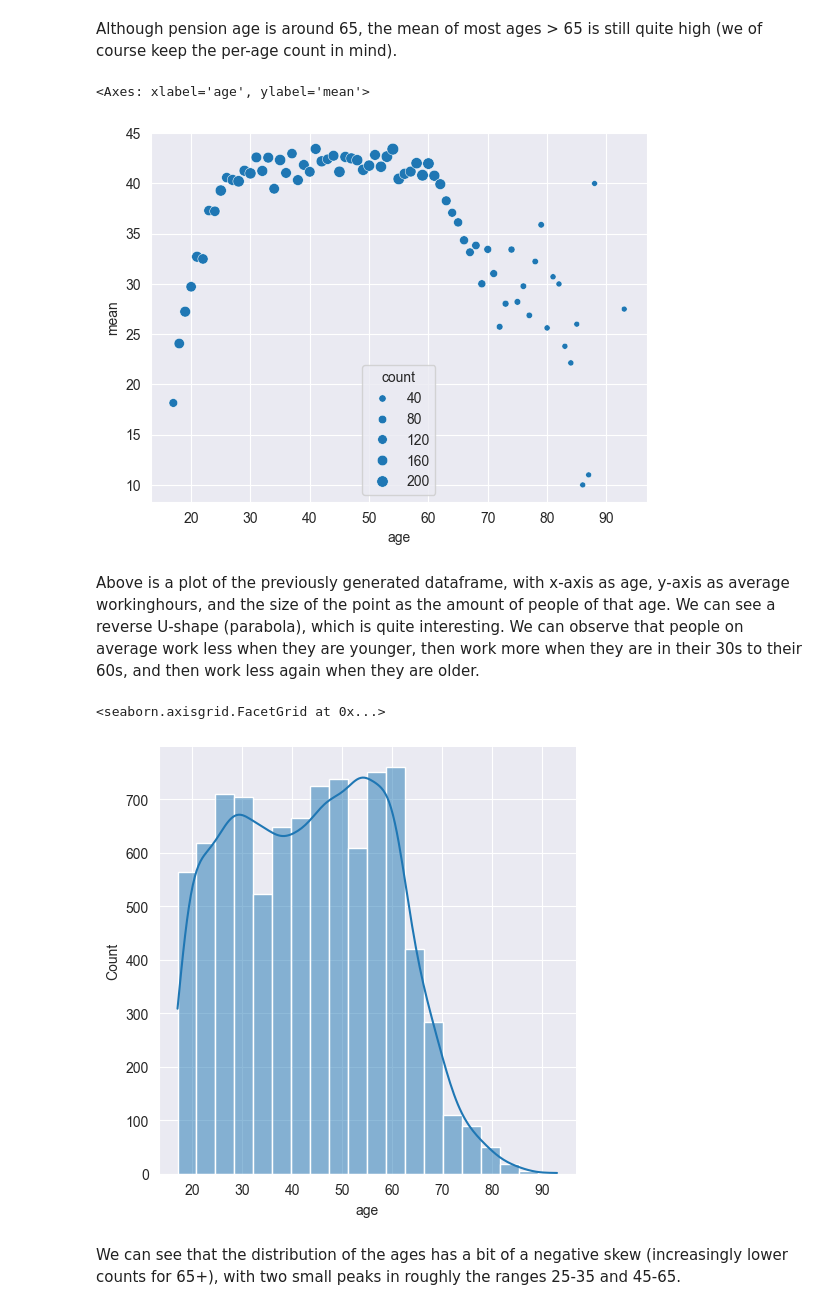
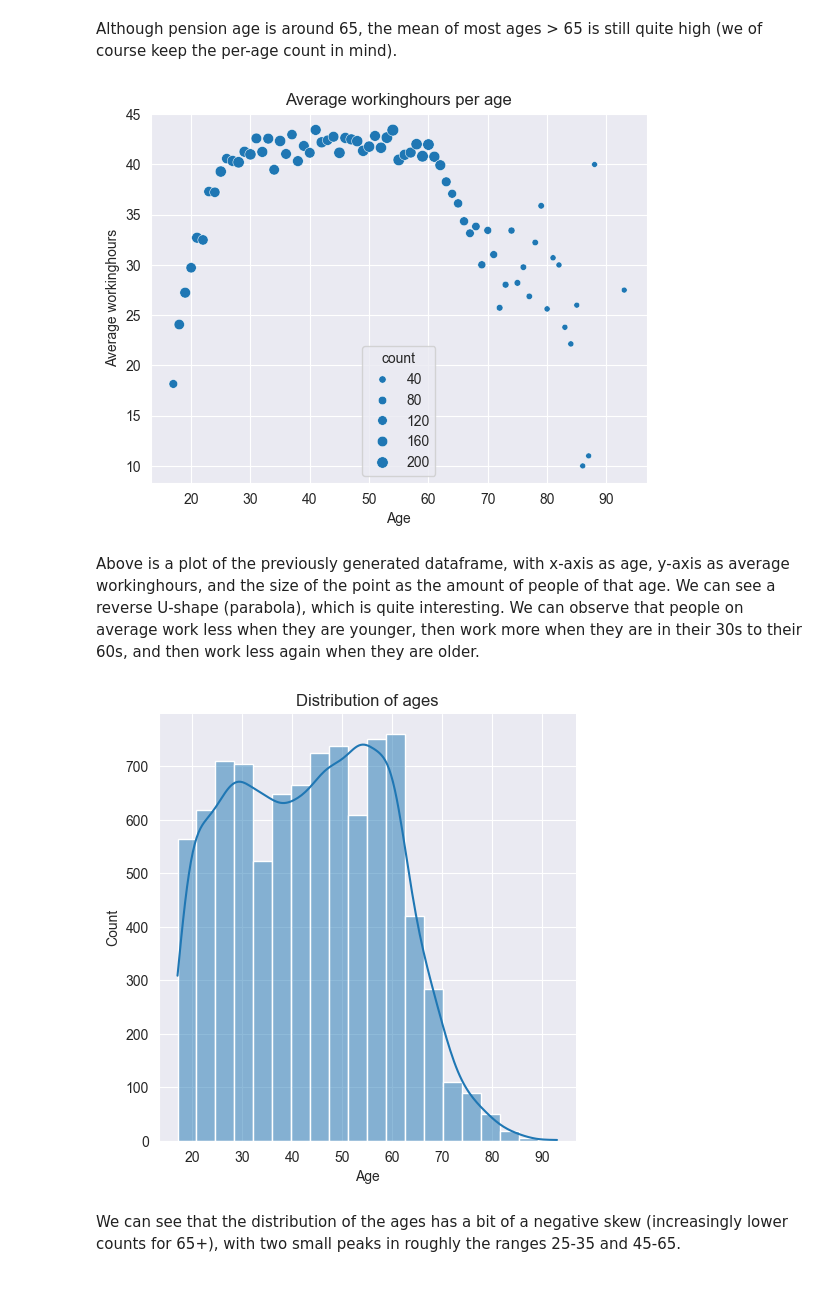
Before and after one commit to MaksimKarnaukh/DataMining, a Jupyter notebook: Assignment1/src/data_preprocessing.ipynb, the cells around one changed output. Saved outputs shown, nothing was run; the diff lists cells and outputs as text; code cells hidden in the pictures.

```diff
--- a/Assignment1/src/data_preprocessing.ipynb
+++ b/Assignment1/src/data_preprocessing.ipynb
@@ -168,18 +171,20 @@ data['workinghours'][data['age'] > 65].groupby(data['age']).agg(['mean', 'count'
 # %% [markdown]
 Although pension age is around 65, the mean of most ages > 65 is still quite high (we of course keep the per-age count in mind).
 # %%
-sns.scatterplot(data=data['workinghours'][data['age'] > 16].groupby(data['age']).agg(['mean', 'count']).reset_index(), x='age', y='mean', size='count')
+p = sns.scatterplot(data=data['workinghours'][data['age'] > 16].groupby(data['age']).agg(['mean', 'count']).reset_index(), x='age', y='mean', size='count')
+p.set(xlabel='Age', ylabel='Average workinghours', title='Average workinghours per age')
+plt.show()
 # %% [output]
-<Axes: xlabel='age', ylabel='mean'>
-[figure, old version]
+[figure, new version]
 # %% [markdown]
 Above is a plot of the previously generated dataframe, with x-axis as age, y-axis as average workinghours, and the size of the point as the amount of people of that age. We can see a reverse U-shape (parabola), which is quite interesting. We can observe that people on average work less when they are younger, then work more when they are in their 30s to their 60s, and then work less again when they are older.
 # %%
 # plot of the distribution of the 'age' column for first easy inspection
-sns.displot(data['age'], kde=True, bins=20)
+p = sns.displot(data['age'], kde=True, bins=20)
+p.set(xlabel='Age', ylabel='Count', title='Distribution of ages')
+plt.show()
 # %% [output]
-<seaborn.axisgrid.FacetGrid at 0x...>
-[figure, old version]
+[figure, new version]
 # %% [markdown]
 We can see that the distribution of the ages has a bit of a negative skew (increasingly lower counts for 65+), with two small peaks in roughly the ranges 25-35 and 45-65.
 # %%
```
Also changed, not shown: parts of 5 cells of this notebook, 1 other file.
